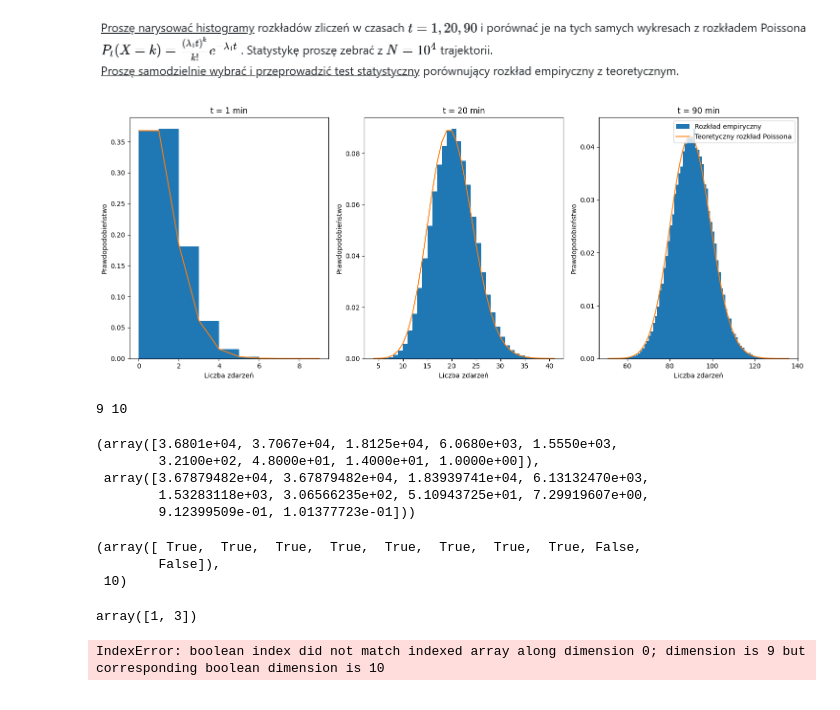
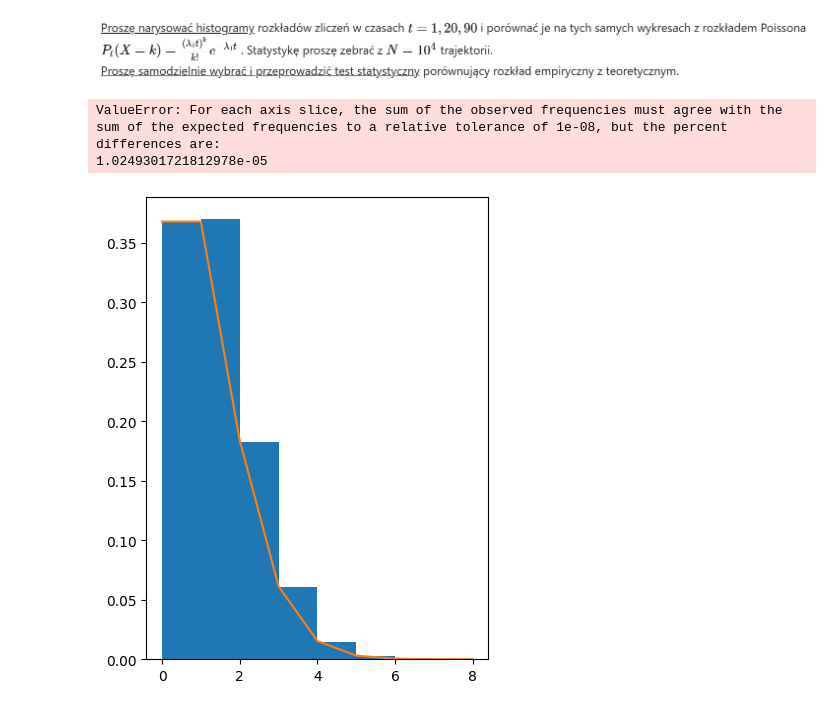
Before and after one commit to Blato122/MetodyStatystyczne-2024.25, a Jupyter notebook: poisson_processes/ex13.ipynb, the cells around one changed output. Saved outputs shown, nothing was run; the diff lists cells and outputs as text; code cells hidden in the pictures.

```diff
--- a/poisson_processes/ex13.ipynb
+++ b/poisson_processes/ex13.ipynb
@@ -42,68 +42,38 @@ trajectories = \
 # %%
 counts = defaultdict(list)
 for traj in trajectories:
     for t in times:
         counts[t].append(sum(1 for event in traj if event <= t))
 
 plt.figure(figsize=(15, 6))
 for i, t in enumerate(times):
     plt.subplot(1, len(times), i+1) # 1 row, len(times) columns, i+1-th plot
 
     # https://en.wikipedia.org/wiki/Histogram#Number_of_bins_and_width
     # n_bins = scotts_bin_width(counts[t])
     bins = range(min(counts[t]), max(counts[t])+1) # looks ok
     hist_values, bin_edges, _ = plt.hist(counts[t], bins=bins, density=True, label="Rozkład empiryczny")
 
     k_values = range(min(counts[t]), max(counts[t])+1)
     poisson_probs = [poisson_distribution(lambda1*t, k) for k in k_values]
     plt.plot(k_values, poisson_probs, label="Teoretyczny rozkład Poissona")
 
     # chi2:
-    # expected = np.array(poisson_probs) * len(counts[t]) # * len(counts[t]) so as to get the raw counts instead of probabilities
-    # observed = hist_values * len(counts[t])
-    # # observed = np.concatenate((observed, [0] * (len(expected) - len(observed))))
-    # mask = expected >= 5
-    # chi2_stat, p_value = chisquare(observed[mask[:len(observed)]], expected[mask])
-    # print(f"t = {t} min: chi2_stat = {chi2_stat}, p_value = {p_value}")
-
-    # --- ZAPYTAĆ O TO NA ZAJĘCIACH! ---
-    #   jak policzyć ten chi2
-    #   i ew o stan stacjonarny
-    # i ew o ex4 co poprawione wysłałem - ok
-    # i kolejkowe czy liczyć ręcznie też prawo littlea do sprawdzenia!!! - tak
-    # i kolejkowe czy w ex18 mierzyć też dla lA większego niż lS - tak
+    expected = np.array(poisson_probs) * len(counts[t]) # * len(counts[t]) so as to get the raw counts instead of probabilities
+    observed = hist_values * len(counts[t])
+    # observed = np.concatenate((observed, [0] * (len(expected) - len(observed))))
+    mask = expected >= 5
+    chi2_stat, p_value = chisquare(observed[mask[:len(observed)]], expected[mask])
+    print(f"t = {t} min: chi2_stat = {chi2_stat}, p_value = {p_value}")
 
     plt.title(f"t = {t} min")
     plt.xlabel("Liczba zdarzeń")
     plt.ylabel("Prawdopodobieństwo")
 
 plt.legend()
 plt.tight_layout()
 plt.show()
 # %% [output]
+ValueError: For each axis slice, the sum of the observed frequencies must agree with the sum of the expected frequencies to a relative tolerance of 1e-08, but the percent differences are:
+1.0249301721812978e-05
-[figure, old version]
+[figure, new version]
-# %%
-print(len(observed), len(expected))
-observed, expected
-# %% [output]
-9 10
-(array([3.6801e+04, 3.7067e+04, 1.8125e+04, 6.0680e+03, 1.5550e+03,
-        3.2100e+02, 4.8000e+01, 1.4000e+01, 1.0000e+00]),
- array([3.67879482e+04, 3.67879482e+04, 1.83939741e+04, 6.13132470e+03,
-        1.53283118e+03, 3.06566235e+02, 5.10943725e+01, 7.29919607e+00,
-        9.12399509e-01, 1.01377723e-01]))
-# %%
-mask, len(mask)
-# %% [output]
-(array([ True,  True,  True,  True,  True,  True,  True,  True, False,
-        False]),
- 10)
-# %%
-a = np.array([1, 2, 3])
-a[[True, False, True, True][:len(a)]]
-# %% [output]
-array([1, 3])
-# %%
-observed.astype(int)[mask], expected.astype(int)[mask]
-# %% [output]
-IndexError: boolean index did not match indexed array along dimension 0; dimension is 9 but corresponding boolean dimension is 10
```
Also changed, not shown: 2 other files.
